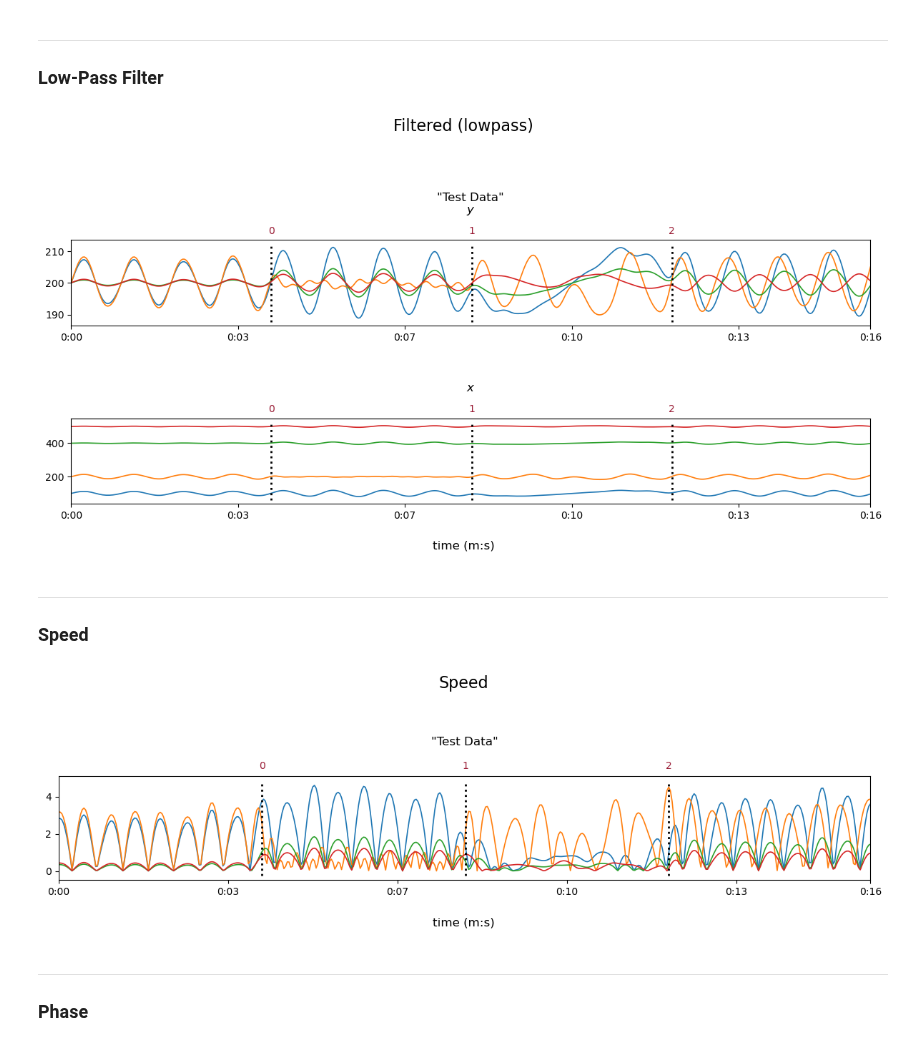
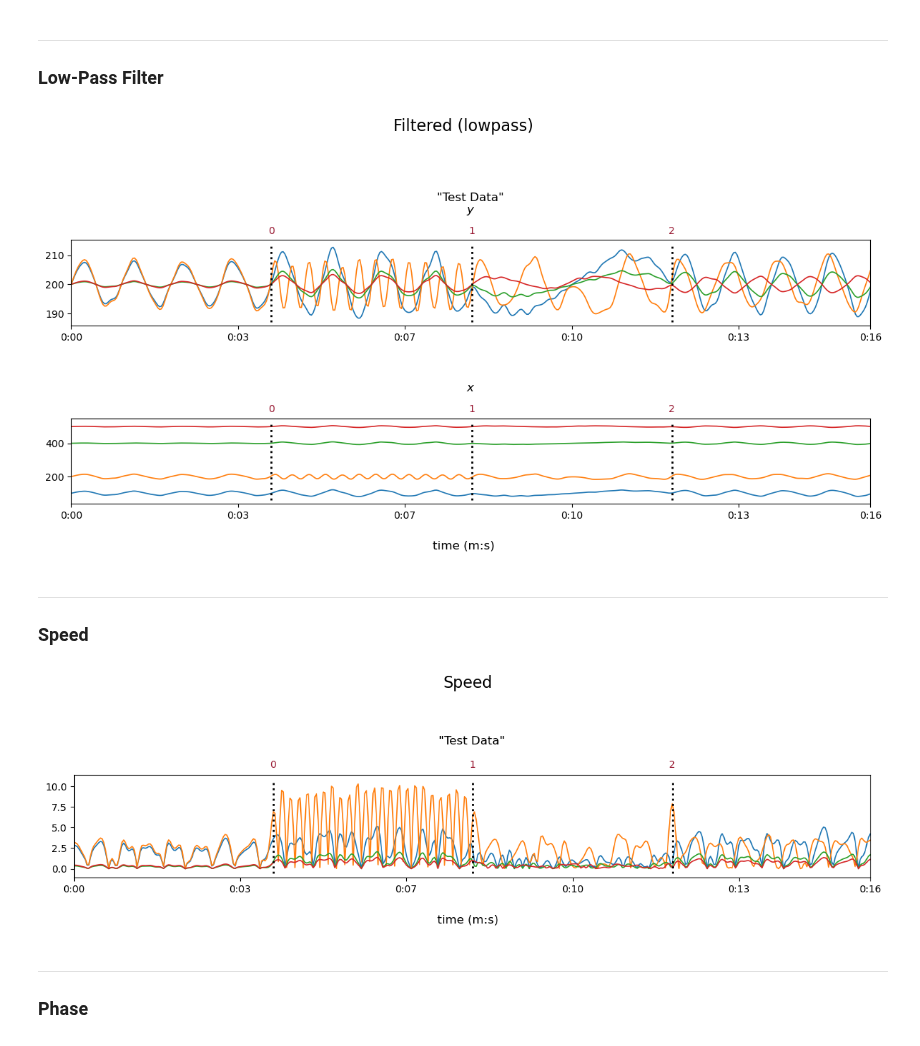
Before and after one commit to juigmend/SynCoord, a Jupyter notebook: docs/Rho.ipynb, the cells around one changed output. Saved outputs shown, nothing was run; the diff lists cells and outputs as text; code cells hidden in the pictures.

```diff
--- a/docs/Rho.ipynb
+++ b/docs/Rho.ipynb
@@ -53,21 +53,21 @@ index; key; Name; duration (s):
 # %%
 apply_LPF = True # <---
 
 filter_type = 'butter'
 filter_freq_response = 'lowpass'
-filter_cutoff_freq = 2 # <--- (Hz)
+filter_cutoff_freq = 4 # <--- (Hz)
 filter_order = 3       # <---
 
 if apply_LPF:
     test_data_2 = sc.ptdata.smooth( test_data_1, filter_type=filter_type,
                                    freq_response=filter_freq_response,
                                    cutoff_freq=filter_cutoff_freq, order=filter_order )
     test_data_2.visualise( vscale=1.2, dlattr='1.2'  )
 else:
     test_data_2 = test_data_1
     print('Filter not applied.')
 # %% [output]
-[figure, old version]
+[figure, new version]
 # %% [markdown]
 ***
 ### Speed
@@ -75,7 +75,7 @@ else:
 speed = sc.ptdata.apply( test_data_2, sc.ndarr.tder2D )
 speed.visualise( vscale=1.4, dlattr='1.2' )
 # %% [output]
-[figure, old version]
+[figure, new version]
 # %% [markdown]
 ***
 ### Phase
```
Also changed, not shown: parts of 5 cells of this notebook, 2 other files.
